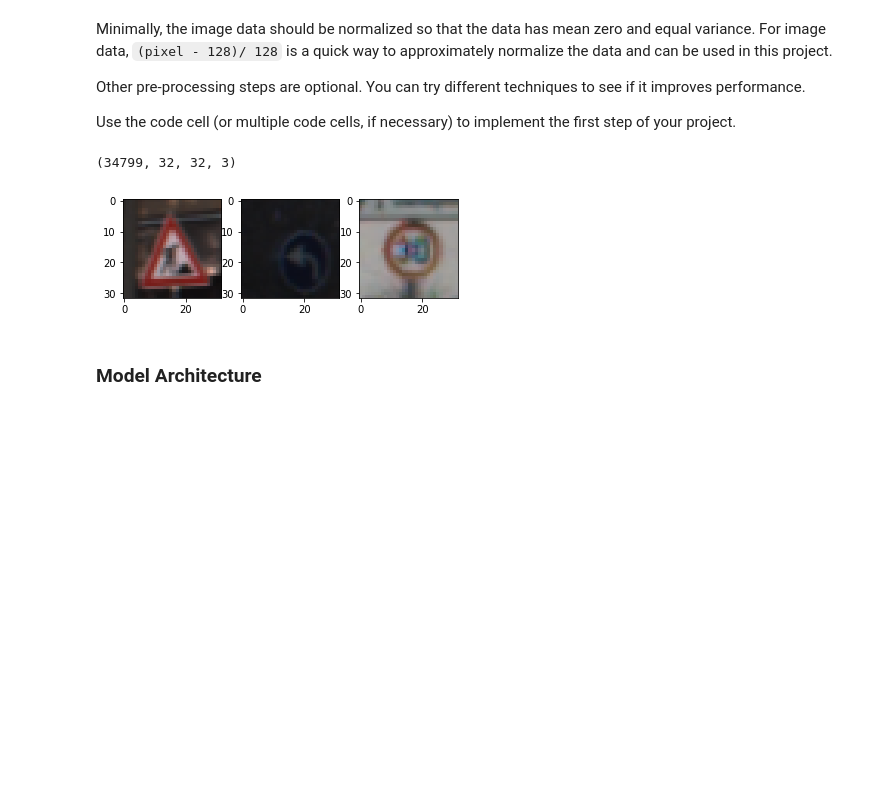
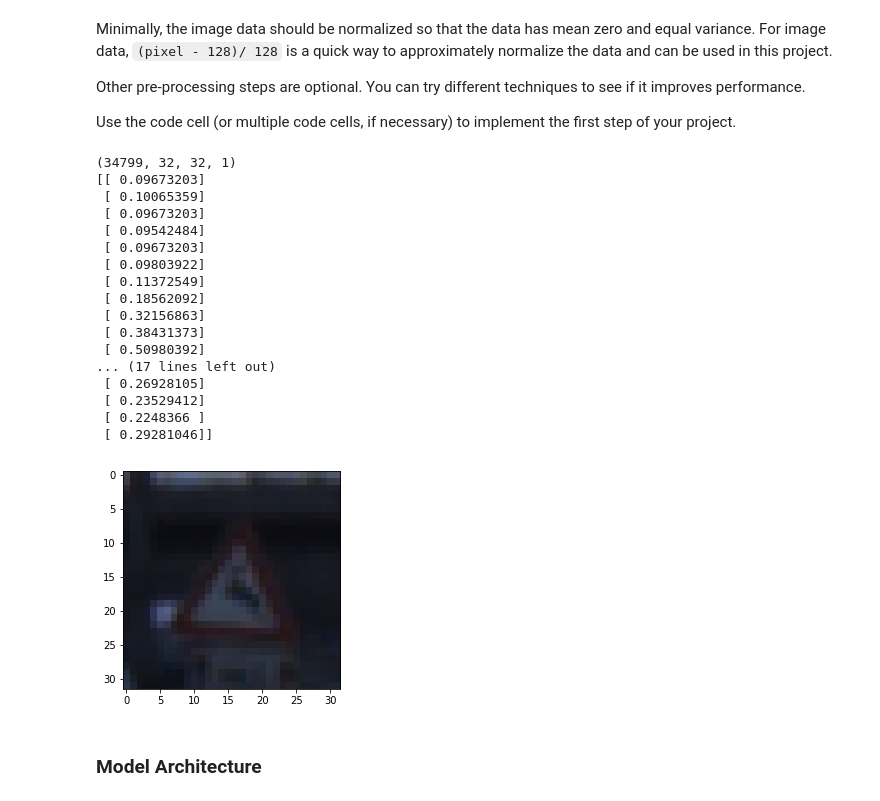
Before and after one commit to SungwookLE/udacity_Traffic-Sign-Classifier-Project, a Jupyter notebook: Traffic_Sign_Classifier.ipynb, the cells around one changed output. Drawn from its saved outputs; the diff is of its cells as text; code cells hidden in the pictures; blank space fills up the shorter version.

Commit message:
feat: images and code are updated according to feedback(udacity team)

```diff
--- a/Traffic_Sign_Classifier.ipynb
+++ b/Traffic_Sign_Classifier.ipynb
@@ -162,26 +169,47 @@ Use the code cell (or multiple code cells, if necessary) to implement the first
 # %%
 ### Preprocess the data here. It is required to normalize the data. Other preprocessing steps could include
 ### converting to grayscale, etc.
 ### Feel free to use as many code cells as needed.
 import cv2
 
+
 def normalize_all(input):
-    normal=np.array((input[:,:,:,:]-128.0)/128.0)
-    return normal
 
-print(X_train.shape)
+    input_cpy = np.copy(input)
+    #input_cpy[:] = (input_cpy[:]-np.mean(input_cpy[:]))/np.mean(input_cpy[:])
+    input_cpy = (input_cpy - 0)/(255.0-0) #(pixel - min(pixel) ) / (max(pixel) - min(pixel))
+    temp = np.zeros((len(input_cpy[:]), 32,32,1))
+    temp[:,:,:,0] = (input_cpy[:,:,:,0] + input_cpy[:,:,:,1] + input_cpy[:,:,:,2]) / 3
+
+    return temp
+
 feature_train = normalize_all(X_train)
+print(feature_train.shape)
 
+#print(feature_train[1][15])
+#print(X_train[1])
 
-
-fig,ax = plt.subplots(1,3)
-ax[0].imshow(X_train[2220])
-ax[1].imshow(X_train[31439])
-ax[2].imshow(X_train[5370])
+plt.imshow(X_train[100])
 plt.show()
 # %% [output]
-(34799, 32, 32, 3)
+(34799, 32, 32, 1)
+[[ 0.09673203]
+ [ 0.10065359]
+ [ 0.09673203]
+ [ 0.09542484]
+ [ 0.09673203]
+ [ 0.09803922]
+ [ 0.11372549]
+ [ 0.18562092]
+ [ 0.32156863]
+ [ 0.38431373]
+ [ 0.50980392]
+... (17 lines left out)
+ [ 0.26928105]
+ [ 0.23529412]
+ [ 0.2248366 ]
+ [ 0.29281046]]
-[figure, old version]
+[figure, new version]
 # %% [markdown]
 ### Model Architecture
 # %%
```
Also changed, not shown: parts of 12 cells of this notebook, 15 other files.
